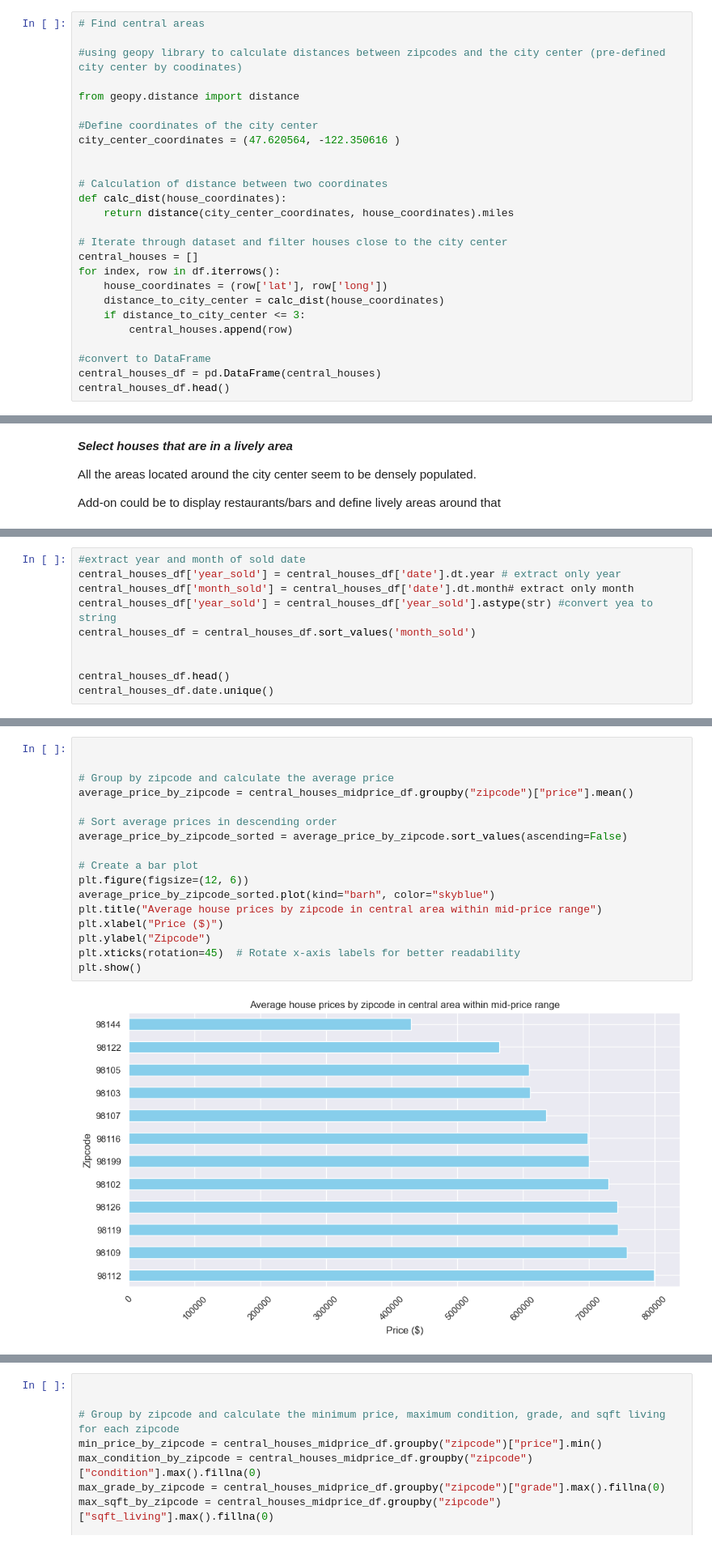
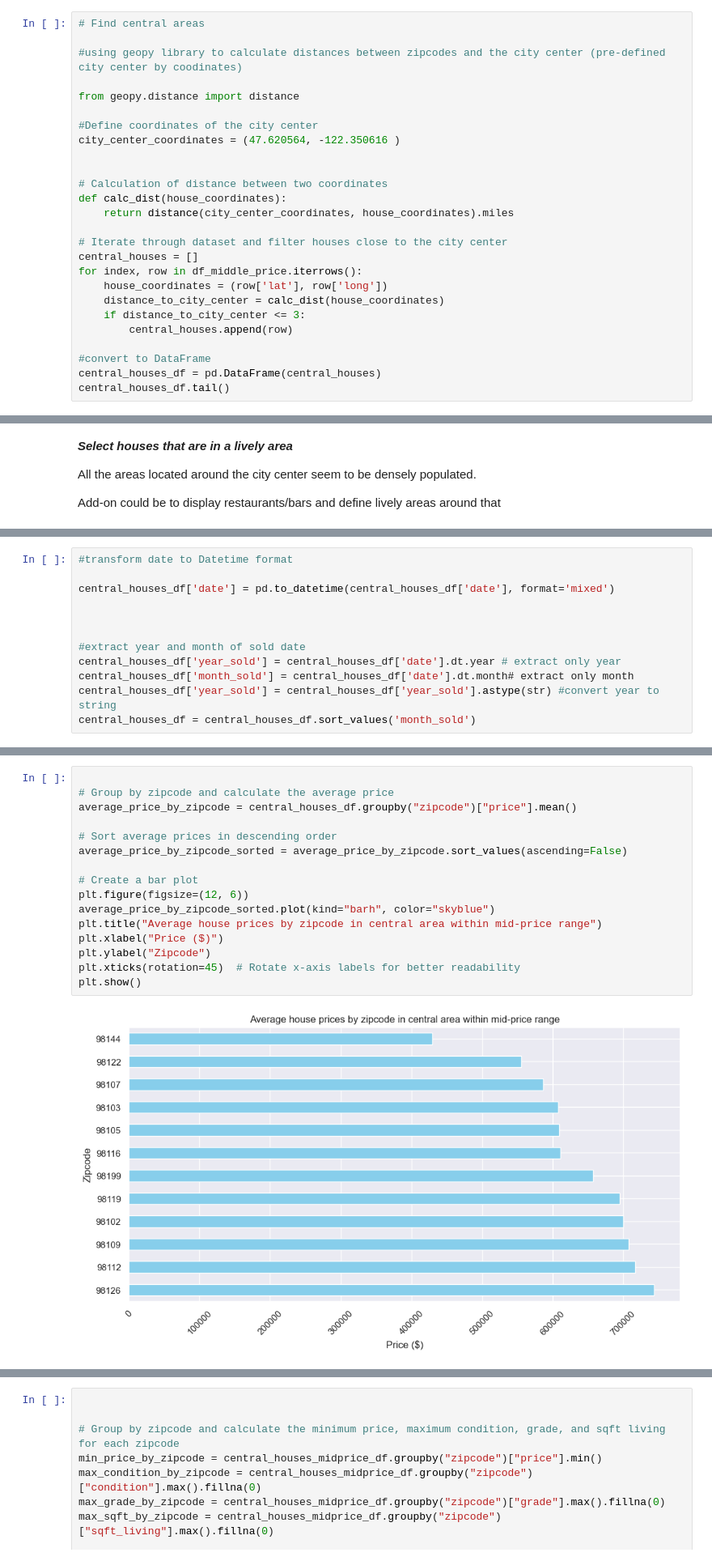
Before and after one commit to eockfen/EDA_King_County_home_sales, a Jupyter notebook: EDA.ipynb, the cells around one changed output, grey strips where cells are left out. Shown at 81% size. Saved outputs shown, nothing was run; the diff lists cells and outputs as text.

```diff
--- a/EDA.ipynb
+++ b/EDA.ipynb
@@ -442,7 +348,7 @@ def calc_dist(house_coordinates):
 
 # Iterate through dataset and filter houses close to the city center
 central_houses = []
-for index, row in df.iterrows():
+for index, row in df_middle_price.iterrows():
     house_coordinates = (row['lat'], row['long'])
     distance_to_city_center = calc_dist(house_coordinates)
     if distance_to_city_center <= 3:
@@ -450,6 +356,6 @@ for index, row in df.iterrows():
 
 #convert to DataFrame
 central_houses_df = pd.DataFrame(central_houses)
-central_houses_df.head()
+central_houses_df.tail()
 # %% [output]
 |  | bedrooms | bathrooms | sqft_living | sqft_lot | floors | waterfront | view | condition | grade | ... |
@@ -566,10 +438,12 @@ groupby zipcode, plot house prices by date (linear plot --> x dates) --> get an
 # %%
+#transform date to Datetime format
+
+central_houses_df['date'] = pd.to_datetime(central_houses_df['date'], format='mixed')
+
+
+
 #extract year and month of sold date
 central_houses_df['year_sold'] = central_houses_df['date'].dt.year # extract only year
 central_houses_df['month_sold'] = central_houses_df['date'].dt.month# extract only month
-central_houses_df['year_sold'] = central_houses_df['year_sold'].astype(str) #convert yea to string
+central_houses_df['year_sold'] = central_houses_df['year_sold'].astype(str) #convert year to string
 central_houses_df = central_houses_df.sort_values('month_sold')
-
-
-central_houses_df.head()
-central_houses_df.date.unique()
@@ -686,19 +500,18 @@ ax[0][1].set_title("sqft living", fontsize = 15); # sets title for subplot
 # %%
 
-
 # Group by zipcode and calculate the average price
-average_price_by_zipcode = central_houses_midprice_df.groupby("zipcode")["price"].mean()
+average_price_by_zipcode = central_houses_df.groupby("zipcode")["price"].mean()
 
 # Sort average prices in descending order
 average_price_by_zipcode_sorted = average_price_by_zipcode.sort_values(ascending=False)
 
 # Create a bar plot
 plt.figure(figsize=(12, 6))
 average_price_by_zipcode_sorted.plot(kind="barh", color="skyblue")
 plt.title("Average house prices by zipcode in central area within mid-price range")
 plt.xlabel("Price ($)")
 plt.ylabel("Zipcode")
 plt.xticks(rotation=45)  # Rotate x-axis labels for better readability
 plt.show()
 # %% [output]
-[figure, old version]
+[figure, new version]
```
Also changed, not shown: parts of 87 cells of this notebook.
